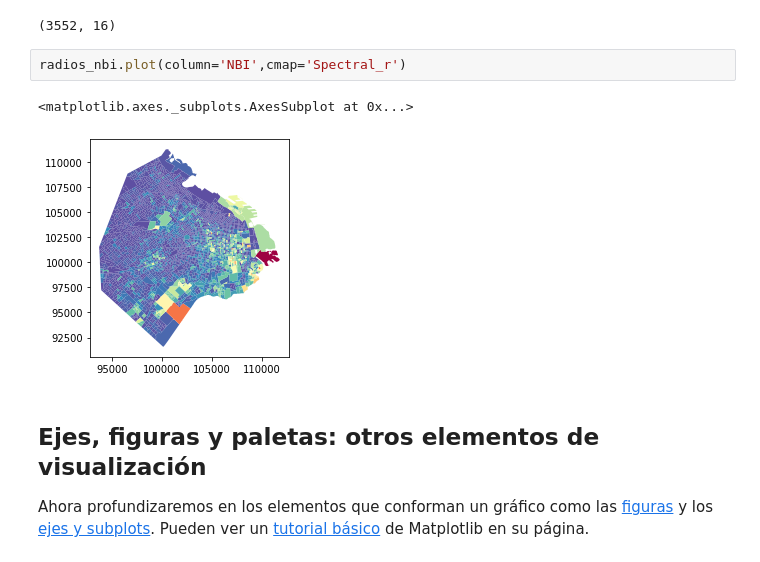
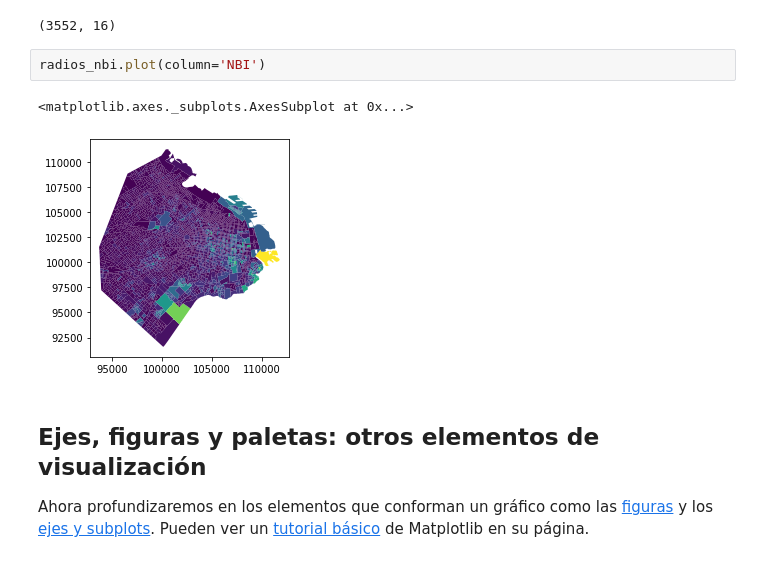
Before and after one commit to alephcero/analisis_espacial_python_2019, a Jupyter notebook: clase_4/lab_04 - GeoPandas Poligonos y visualizacion.ipynb, the cells around one changed output. Saved outputs shown, nothing was run; the diff lists cells and outputs as text.

```diff
--- a/clase_4/lab_04 - GeoPandas Poligonos y visualizacion.ipynb
+++ b/clase_4/lab_04 - GeoPandas Poligonos y visualizacion.ipynb
@@ -113,10 +113,10 @@ radios_nbi.shape
 # %% [output]
 (3552, 16)
 # %%
-radios_nbi.plot(column='NBI',cmap='Spectral_r')
+radios_nbi.plot(column='NBI')
 # %% [output]
 <matplotlib.axes._subplots.AxesSubplot at 0x...>
-[figure, old version]
+[figure, new version]
 # %% [markdown]
 ## Ejes, figuras y paletas: otros elementos de visualización
 
```
Also changed, not shown: parts of 12 cells of this notebook, 32 other files.
